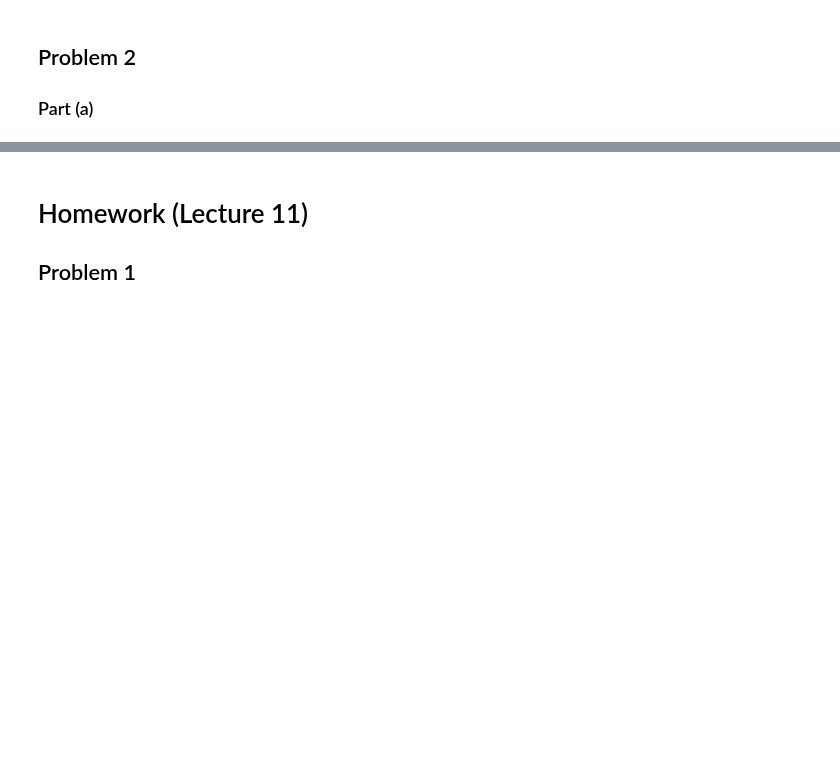
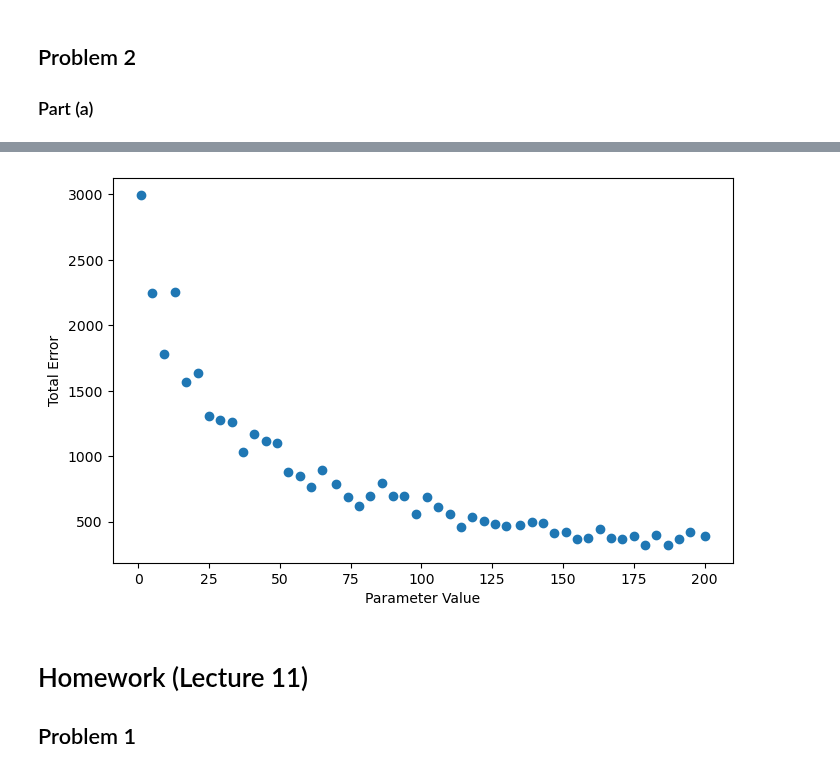
Before and after one commit to mattzhao-R/ml4econs, a Jupyter notebook: hw3/hw3.ipynb, the cells around one changed output, grey strips where cells are left out. Cells and saved outputs as stored; diff of their text form; code cells hidden in the pictures; blank space fills up the shorter version.

```diff
--- a/hw3/hw3.ipynb
+++ b/hw3/hw3.ipynb
@@ -114,2 +113,7 @@ cv_viz(loo_ll_cv,params)
+# %%
+params = np.linspace(1,200,50,dtype=int)
+cv_viz(loo_nn_cv,params)
+# %% [output]
+[figure, added]
 # %%
 X,Y = DGP()
```
Also changed, not shown: parts of 23 cells of this notebook.
